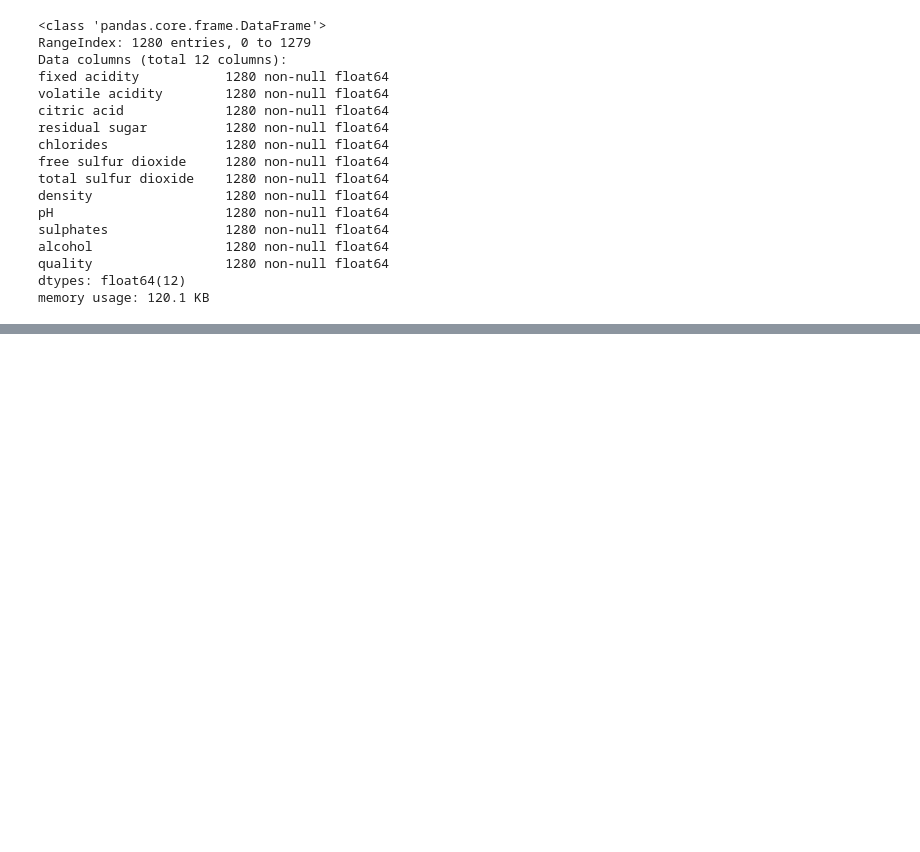
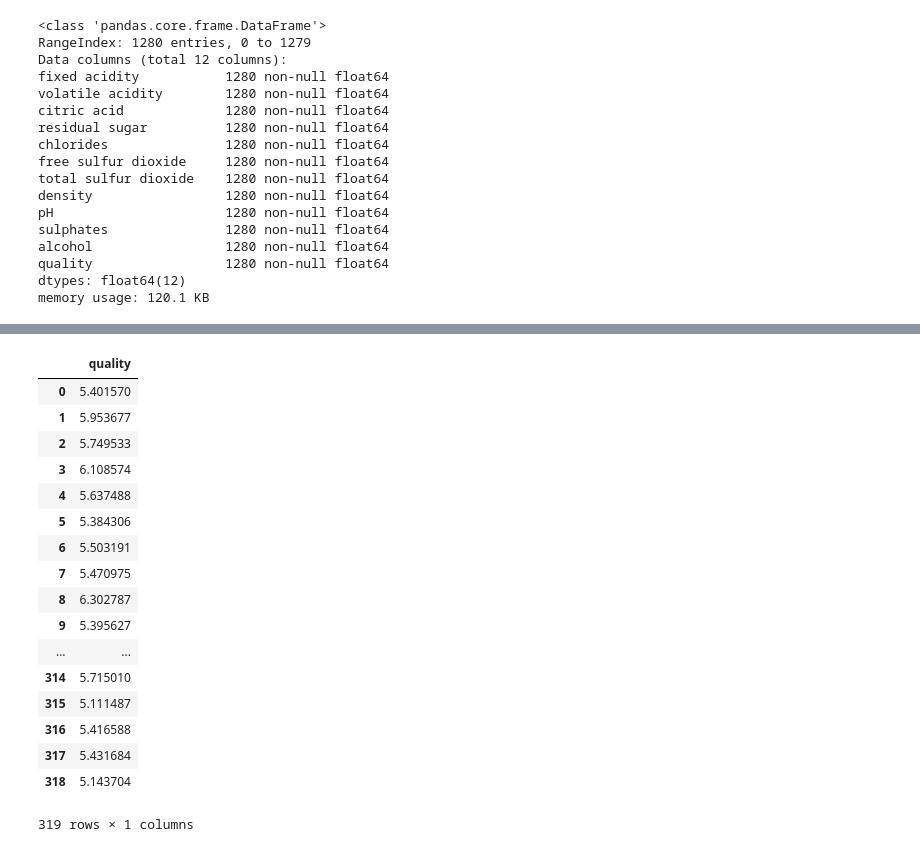
Before and after one commit to makkimaki/GCIwinter2019_assignments, a Jupyter notebook: competition2/wineQuality_KNN.ipynb, the cells around one changed output, grey strips where cells are left out. Saved outputs shown, nothing was run; the diff lists cells and outputs as text; code cells hidden in the pictures; blank space fills up the shorter version.

Commit message:
1st novice randomforestregressor model completed.

```diff
--- a/competition2/wineQuality_KNN.ipynb
+++ b/competition2/wineQuality_KNN.ipynb
@@ -191,4 +220,0 @@ print(X_test.shape)
-# %%
-knn = KNeighborsClassifier(n_neighbors=80)
-knn.fit(X_train, y_train)
-knn_pred = knn.predict(X_valid)
@@ -196,0 +226,10 @@ ValueError: Unknown label type: 'continuous'
+# %%
+rfr = RandomForestRegressor(max_depth=20, min_samples_leaf=0.1, random_state=42)
+
+rfr.fit(X_train, y_train)
+y_valid_pred = rfr.predict(X_valid)
+# y_predict = rfr.predict(X_test)
+mse_rfr = MSE(y_valid, y_valid_pred)
+rmse_rfr = mse_rfr**(1/2)
+print("mse:", mse_rfr)
+print("rmse:", rmse_rfr)
@@ -196,0 +239,5 @@ ValueError: Unknown label type: 'continuous'
+# %%
+y_pred = rfr.predict(X_test)
+# %%
+submission = pd.read_csv("submission.csv")
+submission.head()
@@ -196,0 +251,22 @@ ValueError: Unknown label type: 'continuous'
+# %%
+submission["quality"] = y_pred
+submission
+# %% [output]
+|  | quality |
+| 0 | 5.401570 |
+| 1 | 5.953677 |
+| 2 | 5.749533 |
+| 3 | 6.108574 |
+| 4 | 5.637488 |
+| 5 | 5.384306 |
+| 6 | 5.503191 |
+| 7 | 5.470975 |
+| 8 | 6.302787 |
+| 9 | 5.395627 |
+| ... | ... |
+| 314 | 5.715010 |
+| 315 | 5.111487 |
+| 316 | 5.416588 |
+| 317 | 5.431684 |
+| 318 | 5.143704 |
+319 rows × 1 columns
```
Also changed, not shown: parts of 28 cells of this notebook.
